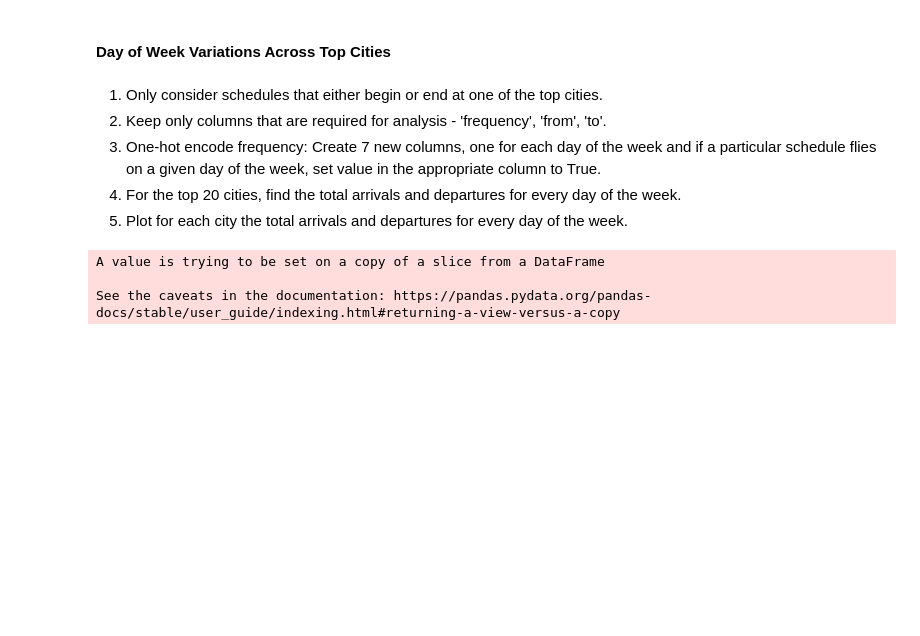
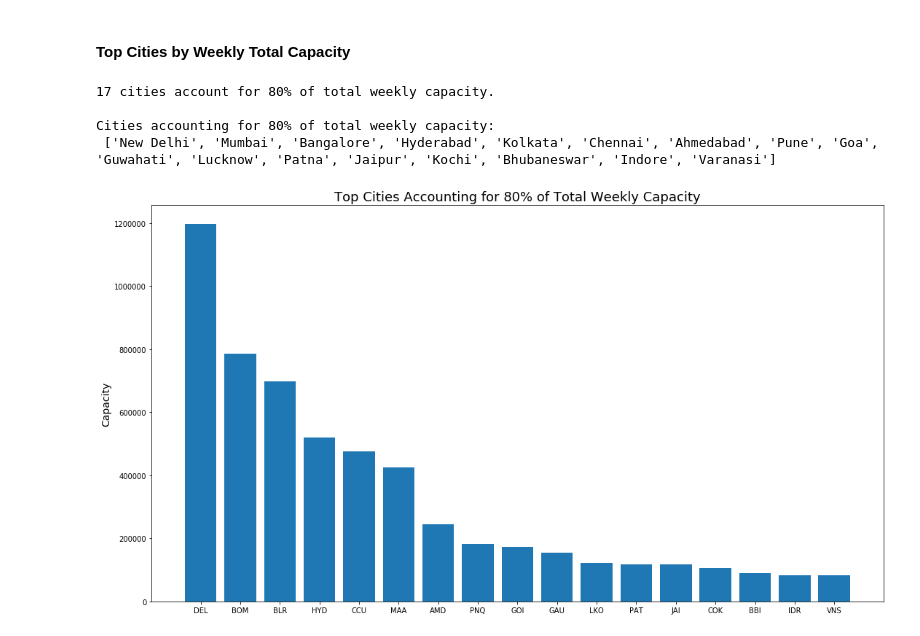
Before and after one commit to sanjeevgadre/Portfolio-Airport-Traffic, a Jupyter notebook: city-analysis.ipynb, the cells around one changed output. Cells and saved outputs as stored; diff of their text form; code cells hidden in the pictures; blank space fills up the shorter version.

Commit message:
Citywise Analysis - First Pass

```diff
--- a/city-analysis.ipynb
+++ b/city-analysis.ipynb
@@ -87,48 +117,25 @@ Cities accounting for 80% of all arrivals and departures:
-# %% [markdown]
-#### Day of Week Variations Across Top Cities
-# %% [markdown]
-<ol>
-    <li>Only consider schedules that either begin or end at one of the top cities.
-    <li>Keep only columns that are required for analysis - 'frequency', 'from', 'to'.
-    <li>One-hot encode frequency: Create 7 new columns, one for each day of the week and if a particular schedule flies on a given day of the week, set value in the appropriate column to True.
-    <li>For the top 20 cities, find the total arrivals and departures for every day of the week.
-    <li>Plot for each city the total arrivals and departures for every day of the week.
-</ol>
-# %%
-# Step 1 and 2
-idx = [i for i in range(dat.shape[0]) if dat['from'][i] in top_cities_code or dat['to'][i] in top_cities_code]
-new_dat = dat.iloc[idx, :]
-new_dat = new_dat.loc[:, ['frequency', 'from', 'to']]
-new_dat = new_dat.reset_index(drop = True)
-
-# Step 3
-for i in range(1, 8, 1):
-    col_name = 'day_' + str(i)
-    new_dat[col_name] = False
-for i in range(new_dat.shape[0]):
-    for j in range(1, 8, 1):
-        if j in new_dat['frequency'][i]:
-            col_name = 'day_' + str(j)
-            new_dat[col_name][i] = True
-
-#Step 4
-city_by_day = pd.DataFrame(data = None, columns = ['day_1', 'day_2', 'day_3', 'day_4', 'day_5',
-                                                   'day_6', 'day_7', ])
-for i in range(1, 8, 1):
-    col_name = 'day_' + str(i)
-    from_ = new_dat.groupby(['from'])[col_name].sum()
-    to_ = new_dat.groupby(['to'])[col_name].sum()
-    total_ = from_ + to_
-    city_by_day[col_name] = total_
-idx = [i for i in range(city_by_day.shape[0]) if city_by_day.index[i] in top_cities_code]
-city_by_day = city_by_day.iloc[idx, :]
-city_by_day = city_by_day.reset_index()
-city_by_day = city_by_day.rename(columns = {'index' : 'city', 'day_1' : 'MON', 'day_2' : 'TUE',
-                                            'day_3' : 'WED', 'day_4' : 'THU', 'day_5' : 'FRI',
-                                            'day_6' : 'SAT', 'day_7' : 'SUN'})
-
-#Step 5
-# %% [output]
-A value is trying to be set on a copy of a slice from a DataFrame
-
-See the caveats in the documentation: https://pandas.pydata.org/pandas-docs/stable/user_guide/indexing.html#returning-a-view-versus-a-copy
+# %% [markdown]
+#### Top Cities by Weekly Total Capacity
+# %%
+city_weekly = city_weekly.sort_values(by = ['total_weekly_capacity'], ascending = False)
+total_ = city_weekly['total_weekly_capacity'].sum()
+
+city_weekly['%_total_weekly_capacity'] = round(city_weekly['total_weekly_capacity'].cumsum()/total_, 2)
+
+top_cities_code = city_weekly.loc[city_weekly['%_total_weekly_capacity'] <= 0.8, :].index.tolist()
+top_cities = [codes_to_city[top_cities_code[i]] for i in range(len(top_cities_code))]
+
+print('%i cities account for 80%% of total weekly capacity.\n' % len(top_cities_code))
+print('Cities accounting for 80% of total weekly capacity:\n', top_cities)
+
+plt.figure(figsize = (18, 10))
+plt.bar(top_cities_code, city_weekly['total_weekly_capacity'][0:len(top_cities)])
+plt.title('Top Cities Accounting for 80% of Total Weekly Capacity', size = 18)
+plt.ylabel('Capacity', size = 14)
+plt.show()
+# %% [output]
+17 cities account for 80% of total weekly capacity.
+
+Cities accounting for 80% of total weekly capacity:
+ ['New Delhi', 'Mumbai', 'Bangalore', 'Hyderabad', 'Kolkata', 'Chennai', 'Ahmedabad', 'Pune', 'Goa', 'Guwahati', 'Lucknow', 'Patna', 'Jaipur', 'Kochi', 'Bhubaneswar', 'Indore', 'Varanasi']
+[figure, added]
```
Also changed, not shown: parts of 17 cells of this notebook, 1 other file.
